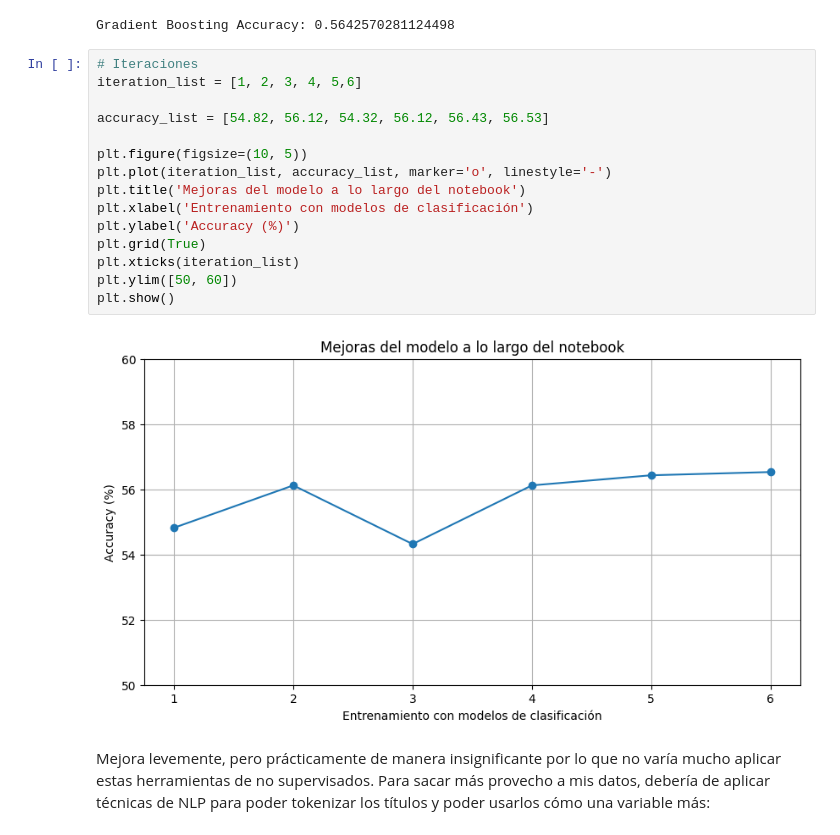
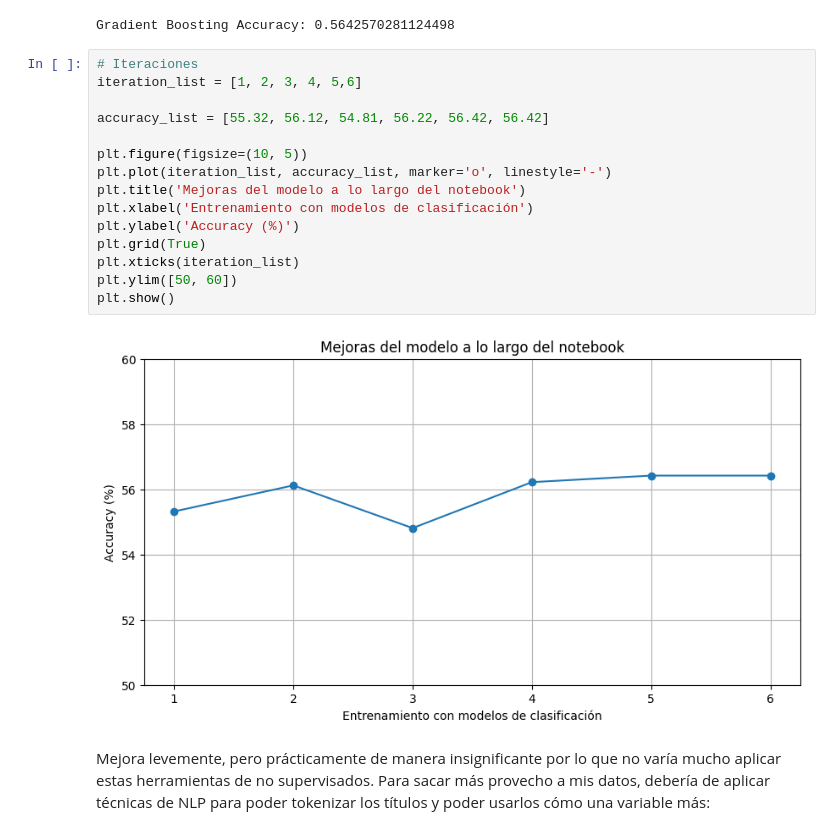
Before and after one commit to lunaft/PREDICCION-DE-LA-POPULARIDAD-DE-LOS-VIDEOS-DE-5-MINUTE-CRAFTS, a Jupyter notebook: src/notebooks/project_resume.ipynb, the cells around one changed output. Saved outputs shown, nothing was run; the diff lists cells and outputs as text.

```diff
--- a/src/notebooks/project_resume.ipynb
+++ b/src/notebooks/project_resume.ipynb
@@ -1360,20 +1360,20 @@ Gradient Boosting Accuracy: 0.5642570281124498
 # %%
 # Iteraciones
 iteration_list = [1, 2, 3, 4, 5,6]
 
-accuracy_list = [54.82, 56.12, 54.32, 56.12, 56.43, 56.53]
+accuracy_list = [55.32, 56.12, 54.81, 56.22, 56.42, 56.42]
 
 plt.figure(figsize=(10, 5))
 plt.plot(iteration_list, accuracy_list, marker='o', linestyle='-')
 plt.title('Mejoras del modelo a lo largo del notebook')
 plt.xlabel('Entrenamiento con modelos de clasificación')
 plt.ylabel('Accuracy (%)')
 plt.grid(True)
 plt.xticks(iteration_list)
 plt.ylim([50, 60])
 plt.show()
 # %% [output]
-[figure, old version]
+[figure, new version]
 # %% [markdown]
 Mejora levemente, pero prácticamente de manera insignificante por lo que no varía mucho aplicar estas herramientas de no supervisados. Para sacar más provecho a mis datos, debería de aplicar técnicas de NLP para poder tokenizar los títulos y poder usarlos cómo una variable más:
 # %% [markdown]
```
Also changed, not shown: parts of 7 cells of this notebook.
